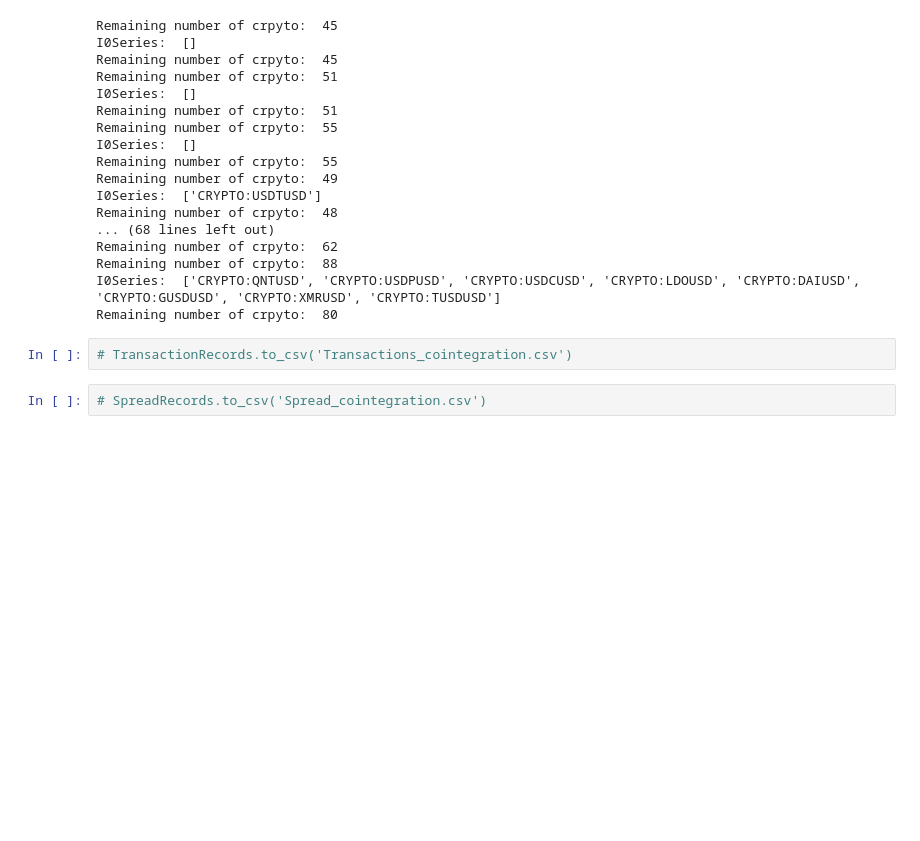
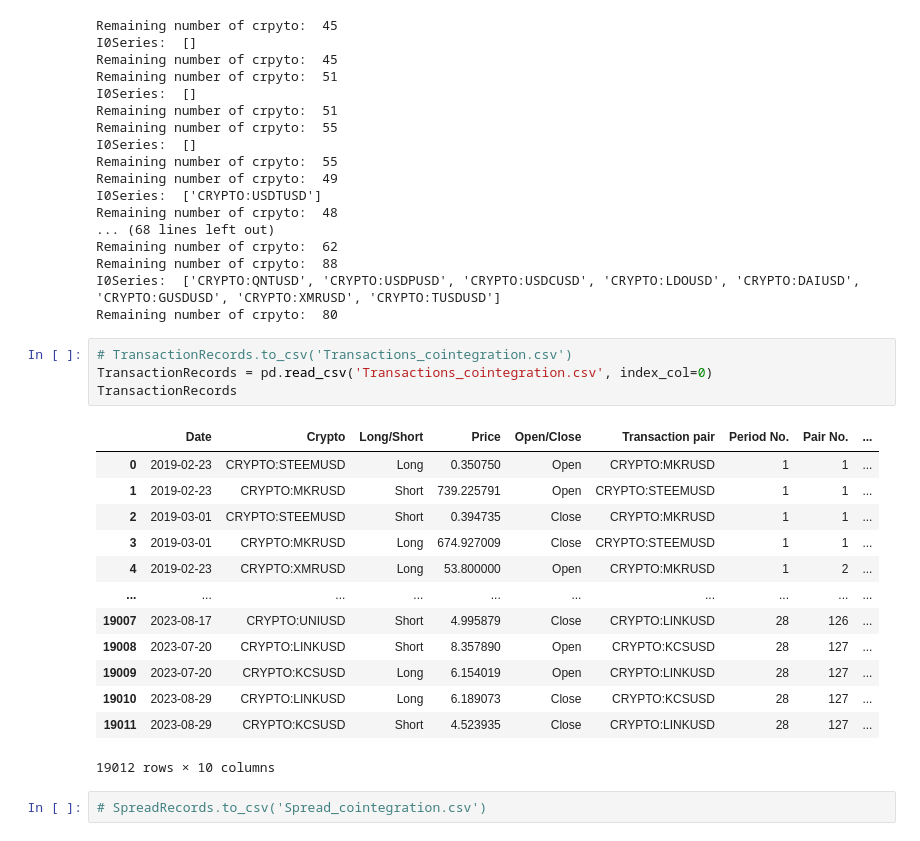
Before and after one commit to harryho71/CB4001, a Jupyter notebook: Cointegration Method.ipynb, the cells around one changed output. Cells and saved outputs as stored; diff of their text form; blank space fills up the shorter version.

```diff
--- a/Cointegration Method.ipynb
+++ b/Cointegration Method.ipynb
@@ -283,6 +283,22 @@ I0Series:  ['CRYPTO:QNTUSD', 'CRYPTO:USDPUSD', 'CRYPTO:USDCUSD', 'CRYPTO:LDOUSD'
 Remaining number of crpyto:  80
 # %%
 # TransactionRecords.to_csv('Transactions_cointegration.csv')
+TransactionRecords = pd.read_csv('Transactions_cointegration.csv', index_col=0)
+TransactionRecords
+# %% [output]
+|  | Date | Crypto | Long/Short | Price | Open/Close | Transaction pair | Period No. | Pair No. | ... |
+| 0 | 2019-02-23 | CRYPTO:STEEMUSD | Long | 0.350750 | Open | CRYPTO:MKRUSD | 1 | 1 | ... |
+| 1 | 2019-02-23 | CRYPTO:MKRUSD | Short | 739.225791 | Open | CRYPTO:STEEMUSD | 1 | 1 | ... |
+| 2 | 2019-03-01 | CRYPTO:STEEMUSD | Short | 0.394735 | Close | CRYPTO:MKRUSD | 1 | 1 | ... |
+| 3 | 2019-03-01 | CRYPTO:MKRUSD | Long | 674.927009 | Close | CRYPTO:STEEMUSD | 1 | 1 | ... |
+| 4 | 2019-02-23 | CRYPTO:XMRUSD | Long | 53.800000 | Open | CRYPTO:MKRUSD | 1 | 2 | ... |
+| ... | ... | ... | ... | ... | ... | ... | ... | ... | ... |
+| 19007 | 2023-08-17 | CRYPTO:UNIUSD | Short | 4.995879 | Close | CRYPTO:LINKUSD | 28 | 126 | ... |
+| 19008 | 2023-07-20 | CRYPTO:LINKUSD | Short | 8.357890 | Open | CRYPTO:KCSUSD | 28 | 127 | ... |
+| 19009 | 2023-07-20 | CRYPTO:KCSUSD | Long | 6.154019 | Open | CRYPTO:LINKUSD | 28 | 127 | ... |
+| 19010 | 2023-08-29 | CRYPTO:LINKUSD | Long | 6.189073 | Close | CRYPTO:KCSUSD | 28 | 127 | ... |
+| 19011 | 2023-08-29 | CRYPTO:KCSUSD | Short | 4.523935 | Close | CRYPTO:LINKUSD | 28 | 127 | ... |
+19012 rows × 10 columns
 # %%
 # SpreadRecords.to_csv('Spread_cointegration.csv')
 # %% [markdown]
```
Also changed, not shown: parts of 11 cells of this notebook, 2 other files.
